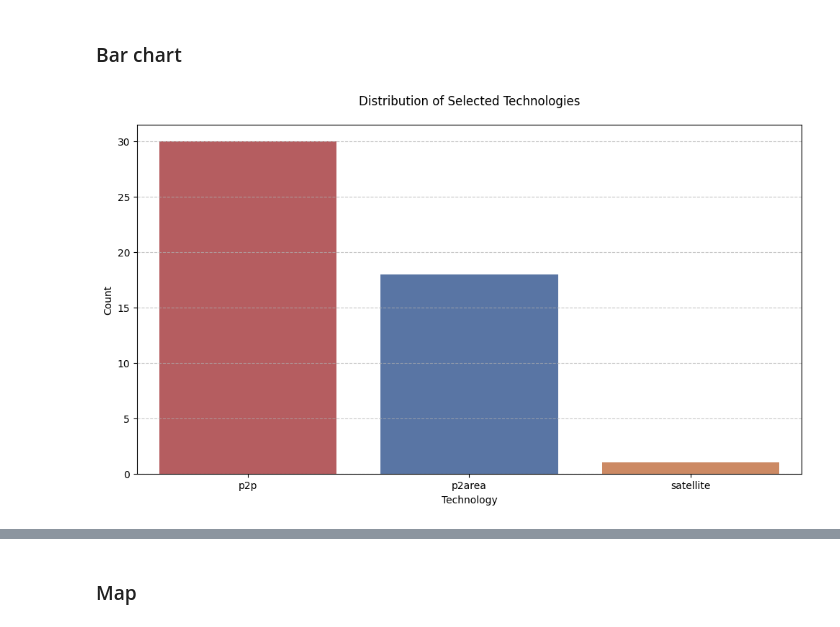
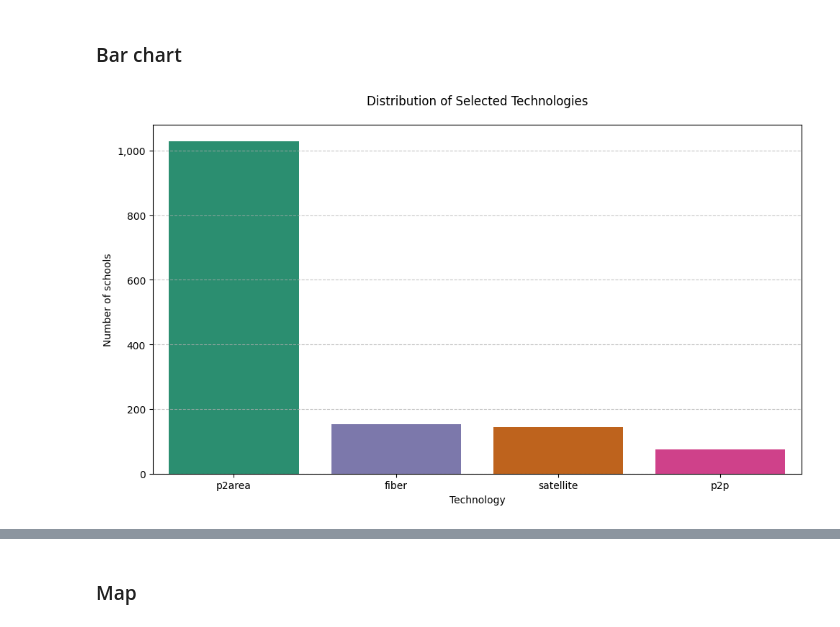
Before and after one commit to FNS-Division/geopython-2025, a Jupyter notebook: 4_cost_modelling.ipynb, the cells around one changed output, grey strips where cells are left out. Cells and saved outputs as stored; diff of their text form; code cells hidden in the pictures.

Commit message:
Add new colab notebooks for enhanced data analysis

```diff
--- a/4_cost_modelling.ipynb
+++ b/4_cost_modelling.ipynb
@@ -223,3 +253,3 @@ This gives us the foundation for our revenue and cost calculations.
 # %%
-merged_results = gpd.read_file("https://zstagigaprodeuw1.blob.core.windows.net/gigainframapkit-public-container/stp/outputs/merged_results.geojson")
-merged_results = merged_results.set_index("school_id")
+# We also load the 4G coverage contours again, so we can display them later on
+coverage_4G = gpd.read_file("https://zstagigaprodeuw1.blob.core.windows.net/gigainframapkit-public-container/namibia/NAM_4G_coverage.geojson")
@@ -399,13 +453,2 @@ We assign the best technology for each school by:
 
 This helps identify the most economically viable connection method for each school.
-# %%
-# Find highest revenue for each row
-revenue_cols = ['fiber_net_revenue', 'p2area_net_revenue', 'p2p_net_revenue', 'satellite_net_revenue']
-net_revenues['technology'] = net_revenues[revenue_cols].idxmax(axis=1).str.replace('_net_revenue', '')
-
-# If all revenues are NaN, set selected_technology to NaN
-mask = net_revenues[revenue_cols].isna().all(axis=1)
-net_revenues.loc[mask, 'technology'] = np.nan
-
-# Merge costs
-net_revenues = pd.merge(net_revenues.reset_index(), costs, on='technology', how='left').set_index("school_id")
@@ -421,0 +455,25 @@ net_revenues.head()
+# %%
+# STEP 1: Find the most profitable technology for each school
+# List all our revenue columns for each technology
+revenue_cols = ['fiber_net_revenue', 'p2area_net_revenue',
+                'p2p_net_revenue', 'satellite_net_revenue']
+
+# For each school, find which technology gives the highest revenue
+# The idxmax function returns the column name with the highest value
+# Then we clean up the column by removing '_net_revenue' from the end
+net_revenues['technology'] = net_revenues[revenue_cols].idxmax(axis=1).str.replace('_net_revenue', '')
+
+# STEP 2: Handle schools with no viable options
+# Check which schools have no revenue data at all (all values are missing)
+mask = net_revenues[revenue_cols].isna().all(axis=1)
+# For these schools, mark them as "unconnected"
+net_revenues.loc[mask, 'technology'] = "unconnected"
+
+# STEP 3: Add cost information for each school's selected technology, so everything is in the same table
+# First reset the index to make school_id a regular column
+# Then merge with costs table based on the selected technology
+# Finally, put school_id back as the index
+net_revenues = pd.merge(net_revenues.reset_index(),
+                       costs,
+                       on='technology',
+                       how='left').set_index("school_id")
@@ -431,20 +500,20 @@ We create two main visualizations:
 # %%
 # @title Figure: Distribution of Selected Technologies
 plt.figure(figsize=(10, 6))
 sns.barplot(data=net_revenues["technology"].value_counts().reset_index(),
            x="technology",
            y="count",
            palette=color_map,
            hue="technology")
 plt.title('Distribution of Selected Technologies', pad=20)
 plt.xlabel('Technology')
-plt.ylabel('Count')
+plt.ylabel('Number of schools')
 plt.xticks(rotation=0)
 plt.grid(axis='y', linestyle='--', alpha=0.7)
 plt.gca().yaxis.set_major_formatter(FuncFormatter(lambda x, p: format(int(x), ',')))
 plt.tight_layout()
 # %% [output]
-[figure, old version]
+[figure, new version]
 # %%
 # @title Figure: Breakdown of Total Costs
 plt.figure(figsize=(10, 8))
```
Also changed, not shown: parts of 49 cells of this notebook.
